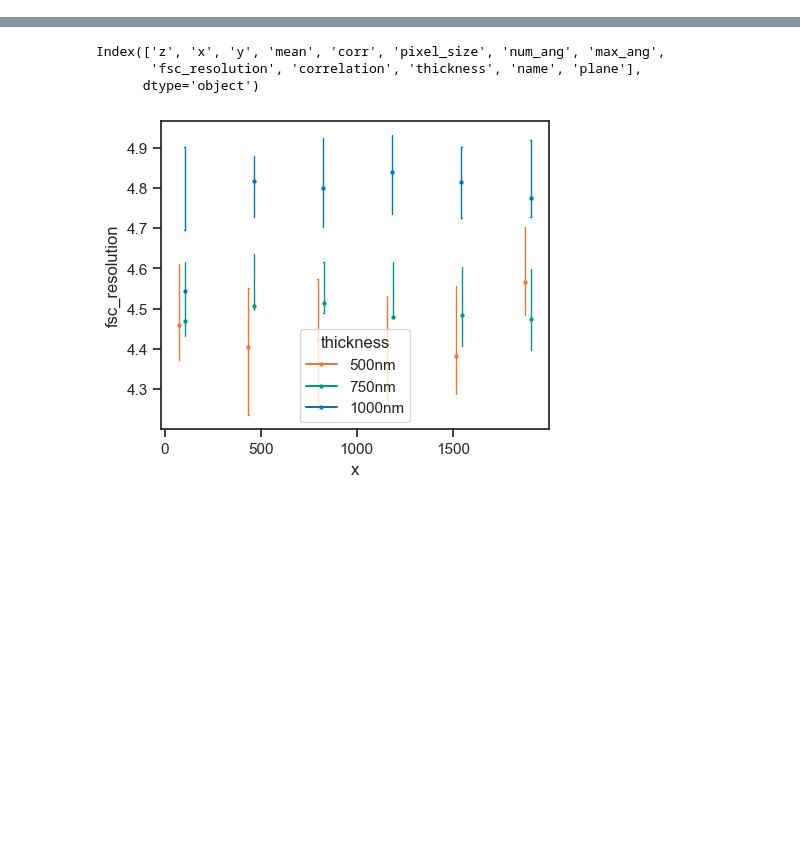
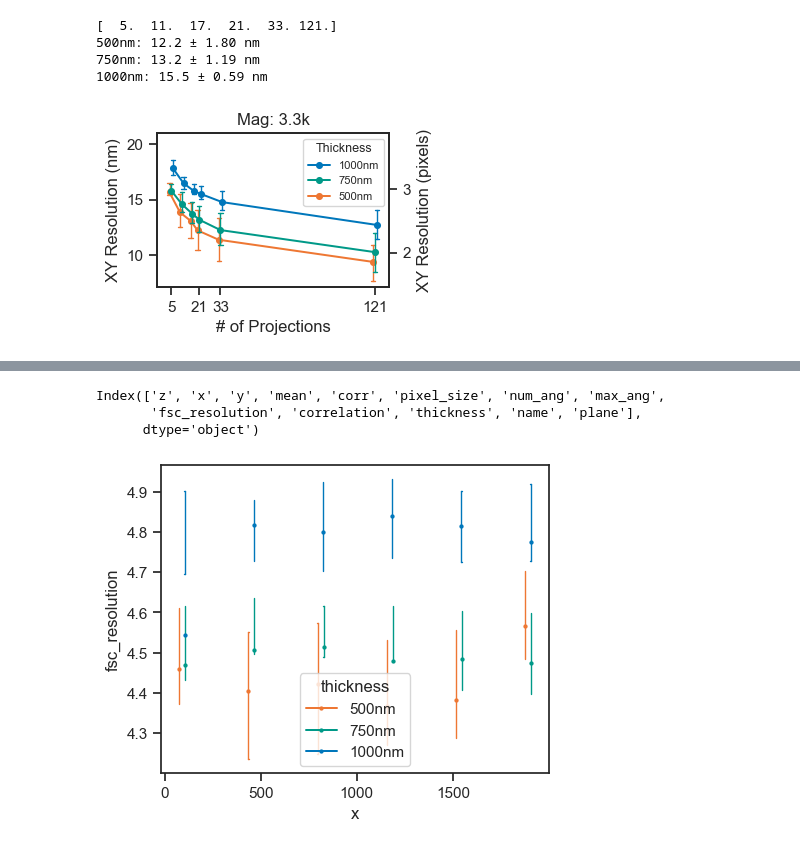
Before and after one commit to kuan-lab/tem-tomo, a Jupyter notebook: 250614_plot_FSC_figs.ipynb, the cells around one changed output, grey strips where cells are left out. Saved outputs shown, nothing was run; the diff lists cells and outputs as text; code cells hidden in the pictures; blank space fills up the shorter version.

```diff
--- a/250614_plot_FSC_figs.ipynb
+++ b/250614_plot_FSC_figs.ipynb
@@ -116,5 +112,76 @@ fscs_11k= import_fsc_results(output_dir_11k, tomo_lst_11k, num_angs, max_angs, c
 all_fsc_11k = average_dfs(fscs_11k['a'],fscs_11k['b'], exclude_cols=['res','corr'])
 # Include thickness 0.5, .75 and 1 um
 all_fsc_11k = all_fsc_11k[all_fsc_11k['thickness'].isin(['500nm','750nm','1000nm'])]
+# %%
+# Main Plot for FSC res vs # projections
+# Fig. 1e
+max_ang = 30 # Plot for +- 30 deg
+mag = '3.3k'
+#mag = '11k'
+if mag == '3.3k':
+    my_df = all_fsc_3k
+elif mag == '11k':
+    my_df = all_fsc_11k
+
+my_df = my_df[my_df['max_ang']==max_ang]
+[print(np.unique(my_df.num_ang))]
+pixel_size = my_df['pixel_size'].values[0]
+
+
+sns.set_theme(rc={'figure.figsize':(3,2),'lines.linewidth':0.8},style = 'ticks')
+
+my_df = my_df[my_df['fsc_resolution']>0] # remove outlier cubes
+
+
+g = sns.pointplot(my_df,x='num_ang', y = 'fsc_resolution', hue='thickness', estimator='mean',
+            errorbar=('pi',50),
+            #errorbar = ('ci', 95),
+            native_scale=True, dodge = 0.5, palette=thick_pal,
+            log_scale = False,  markersize = 4, capsize = .6,
+            err_kws={'linewidth':1})
+
+handles, labels = g.get_legend_handles_labels()
+order = [2,1,0]
+#g.legend().remove()
+#g.legend([handles[idx] for idx in order],[labels[idx] for idx in order],
+#         title = 'Thickness', bbox_to_anchor=(-0.3, -.8), loc='lower left',ncol=3)
+
+g.legend([handles[idx] for idx in order],[labels[idx] for idx in order],fontsize=8,
+         title = 'Thickness', title_fontsize=9, loc='upper right')
+#g.axhline(y=2*pixel_size, color = 'k', linestyle = '--')
+g.set_xlabel('# of Projections')
+g.set_ylabel('XY Resolution (nm)')
+g.set_title('Mag: %s' % mag)#, ha='left', x = 0.1)
+#g.grid(axis='y', color = 'k', linewidth=0.5)
+#g.set_ylim([10,g.get_ylim()[1]])
+
+num_angs_labels = [5 , 21, 33, 121]
+g.set_xticks(num_angs_labels)
+g.set_xticklabels(num_angs_labels)
+
+y1, y2 = g.get_ylim()
+g.set_ylim(y1, 21)
+g.set_yticks([10, 15, 20])
+
+ax2 = g.twinx()
+
+ax2.set_ylim(y1/pixel_size, y2/pixel_size)
+ax2.set_yticks([2,3])
+ax2.set_ylabel('XY Resolution (pixels)')
+#sns.despine()
+
+num_ang = 21
+for thickness in my_df.thickness.unique():
+    test_df = my_df[my_df.thickness == thickness]
+    test_df = test_df[test_df.num_ang == num_ang]
+
+    print('%s: %0.1f ± %0.2f nm' % (thickness,np.mean(test_df.fsc_resolution.values),stats.iqr(test_df.fsc_resolution.values)/2))
+plt.savefig(figs_dir + '251023_rev1_Fig1e_Numang_FSCres_thickness_2D_%s.pdf' % mag, bbox_inches = 'tight')
+# %% [output]
+[  5.  11.  17.  21.  33. 121.]
+500nm: 12.2 ± 1.80 nm
+750nm: 13.2 ± 1.19 nm
+1000nm: 15.5 ± 0.59 nm
+[figure, added]
 # %%
 # Main Plot for FSC res vs # projections
```
Also changed, not shown: parts of 3 cells of this notebook, 3 other files.
